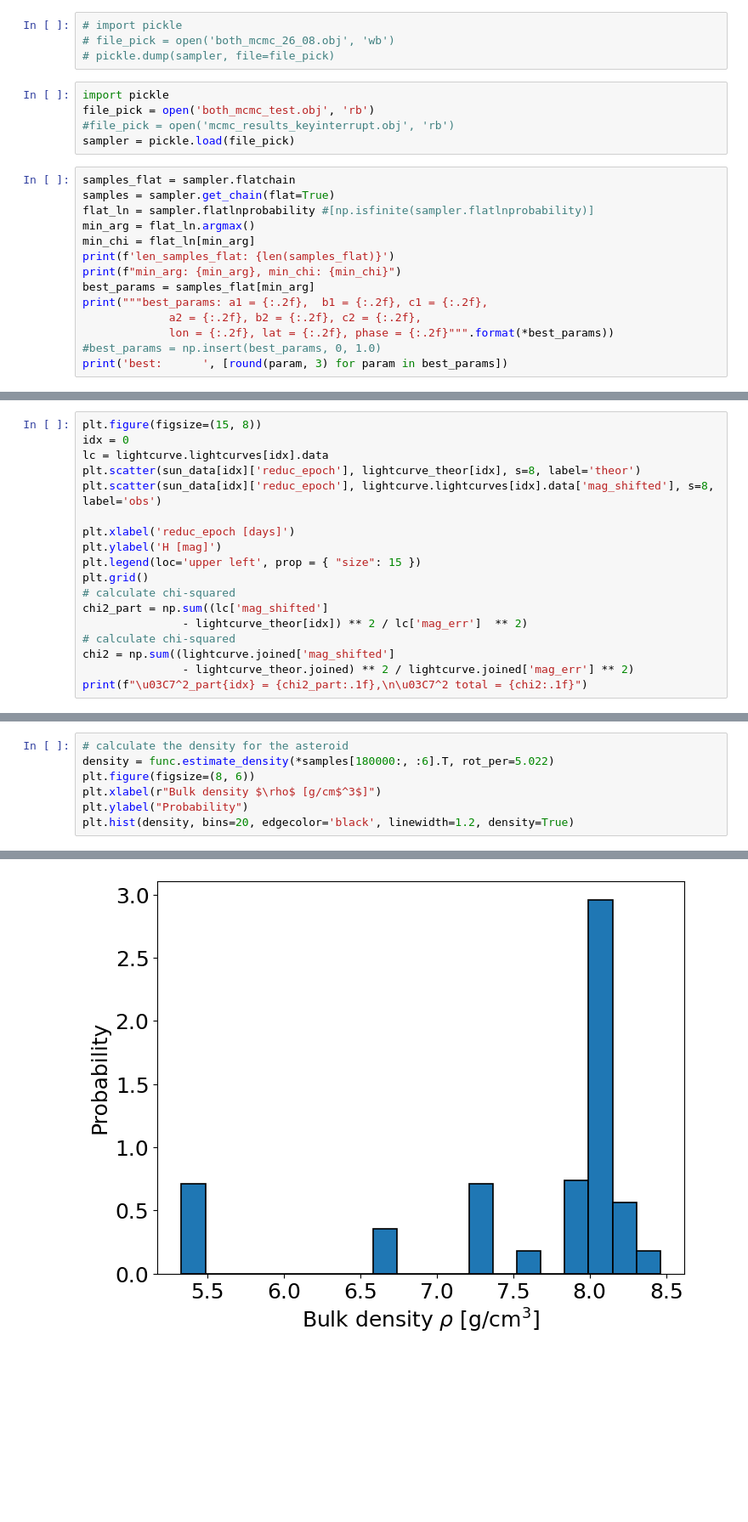
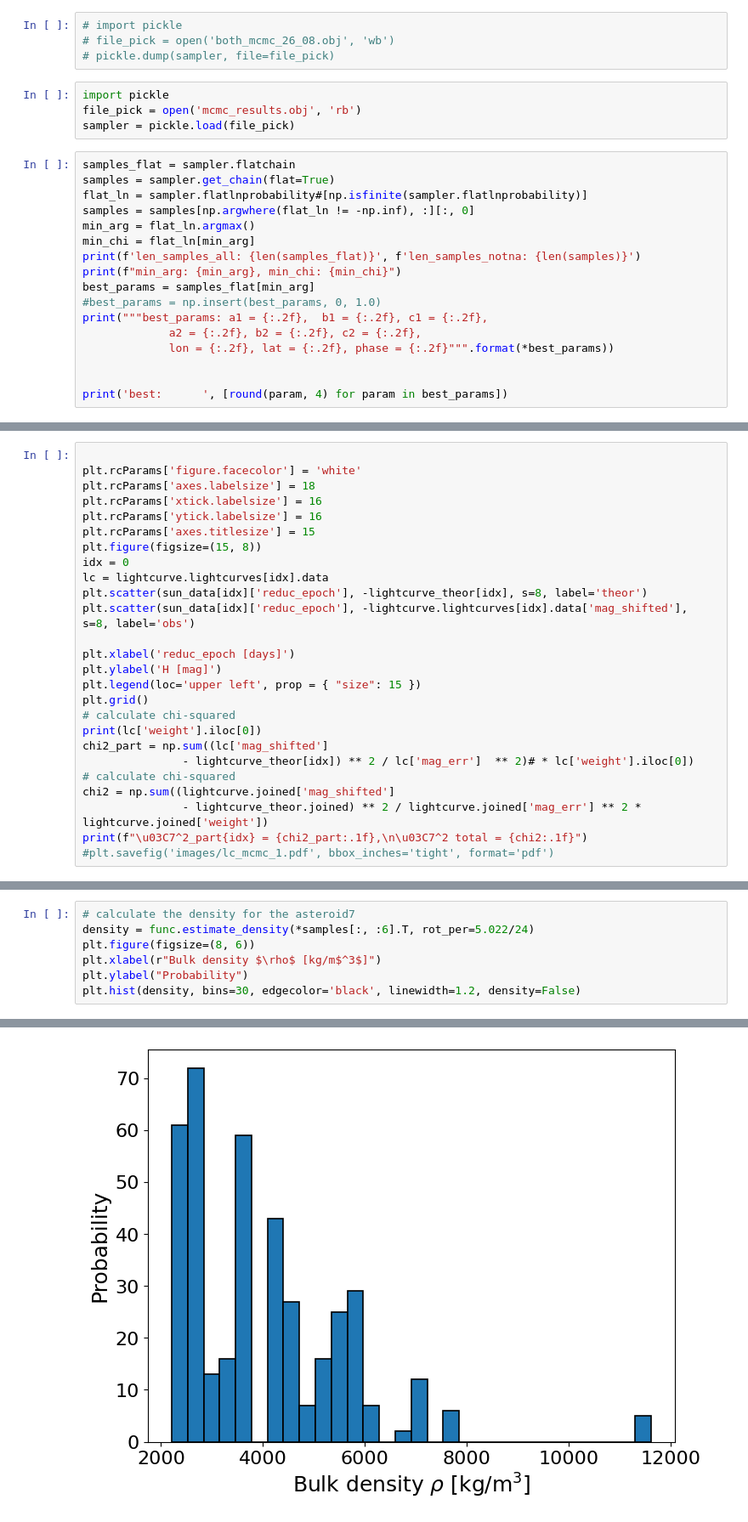
Before and after one commit to IgorEnergyOne/Binary_mcmc, a Jupyter notebook: double_mcmc_binary.ipynb, the cells around one changed output, grey strips where cells are left out. Shown at 85% size. Saved outputs shown, nothing was run; the diff lists cells and outputs as text; blank space fills up the shorter version.

```diff
--- a/double_mcmc_binary.ipynb
+++ b/double_mcmc_binary.ipynb
@@ -317,21 +212,23 @@ nan nan
 # pickle.dump(sampler, file=file_pick)
 # %%
 import pickle
-file_pick = open('both_mcmc_test.obj', 'rb')
-#file_pick = open('mcmc_results_keyinterrupt.obj', 'rb')
+file_pick = open('mcmc_results.obj', 'rb')
 sampler = pickle.load(file_pick)
 # %%
 samples_flat = sampler.flatchain
 samples = sampler.get_chain(flat=True)
-flat_ln = sampler.flatlnprobability #[np.isfinite(sampler.flatlnprobability)]
+flat_ln = sampler.flatlnprobability#[np.isfinite(sampler.flatlnprobability)]
+samples = samples[np.argwhere(flat_ln != -np.inf), :][:, 0]
 min_arg = flat_ln.argmax()
 min_chi = flat_ln[min_arg]
-print(f'len_samples_flat: {len(samples_flat)}')
+print(f'len_samples_all: {len(samples_flat)}', f'len_samples_notna: {len(samples)}')
 print(f"min_arg: {min_arg}, min_chi: {min_chi}")
 best_params = samples_flat[min_arg]
+#best_params = np.insert(best_params, 0, 1.0)
 print("""best_params: a1 = {:.2f},  b1 = {:.2f}, c1 = {:.2f},
              a2 = {:.2f}, b2 = {:.2f}, c2 = {:.2f},
              lon = {:.2f}, lat = {:.2f}, phase = {:.2f}""".format(*best_params))
-#best_params = np.insert(best_params, 0, 1.0)
-print('best:      ', [round(param, 3) for param in best_params])
+
+
+print('best:      ', [round(param, 4) for param in best_params])
 # %% [output]
@@ -456,21 +389,29 @@ lightcurve.calculate_shifts(other=lightcurve_theor)
 # shift observed data (lightcurves) by the amount of vertical shift
 lightcurve.shift_curves()
 # %%
+
+plt.rcParams['figure.facecolor'] = 'white'
+plt.rcParams['axes.labelsize'] = 18
+plt.rcParams['xtick.labelsize'] = 16
+plt.rcParams['ytick.labelsize'] = 16
+plt.rcParams['axes.titlesize'] = 15
 plt.figure(figsize=(15, 8))
 idx = 0
 lc = lightcurve.lightcurves[idx].data
-plt.scatter(sun_data[idx]['reduc_epoch'], lightcurve_theor[idx], s=8, label='theor')
-plt.scatter(sun_data[idx]['reduc_epoch'], lightcurve.lightcurves[idx].data['mag_shifted'], s=8, label='obs')
+plt.scatter(sun_data[idx]['reduc_epoch'], -lightcurve_theor[idx], s=8, label='theor')
+plt.scatter(sun_data[idx]['reduc_epoch'], -lightcurve.lightcurves[idx].data['mag_shifted'], s=8, label='obs')
 
 plt.xlabel('reduc_epoch [days]')
 plt.ylabel('H [mag]')
 plt.legend(loc='upper left', prop = { "size": 15 })
 plt.grid()
 # calculate chi-squared
+print(lc['weight'].iloc[0])
 chi2_part = np.sum((lc['mag_shifted']
-               - lightcurve_theor[idx]) ** 2 / lc['mag_err']  ** 2)
+               - lightcurve_theor[idx]) ** 2 / lc['mag_err']  ** 2)# * lc['weight'].iloc[0])
 # calculate chi-squared
 chi2 = np.sum((lightcurve.joined['mag_shifted']
-               - lightcurve_theor.joined) ** 2 / lightcurve.joined['mag_err'] ** 2)
+               - lightcurve_theor.joined) ** 2 / lightcurve.joined['mag_err'] ** 2 * lightcurve.joined['weight'])
 print(f"\u03C7^2_part{idx} = {chi2_part:.1f},\n\u03C7^2 total = {chi2:.1f}")
+#plt.savefig('images/lc_mcmc_1.pdf', bbox_inches='tight', format='pdf')
 # %% [output]
@@ -484,8 +441,8 @@ len(samples)
 # %%
-# calculate the density for the asteroid
-density = func.estimate_density(*samples[180000:, :6].T, rot_per=5.022)
+# calculate the density for the asteroid7
+density = func.estimate_density(*samples[:, :6].T, rot_per=5.022/24)
 plt.figure(figsize=(8, 6))
-plt.xlabel(r"Bulk density $\rho$ [g/cm$^3$]")
+plt.xlabel(r"Bulk density $\rho$ [kg/m$^3$]")
 plt.ylabel("Probability")
-plt.hist(density, bins=20, edgecolor='black', linewidth=1.2, density=True)
+plt.hist(density, bins=30, edgecolor='black', linewidth=1.2, density=False)
 # %% [output]
@@ -502 +461 @@ plt.hist(density, bins=20, edgecolor='black', linewidth=1.2, density=True)
-[figure, old version]
+[figure, new version]
```
Also changed, not shown: parts of 22 cells of this notebook.
